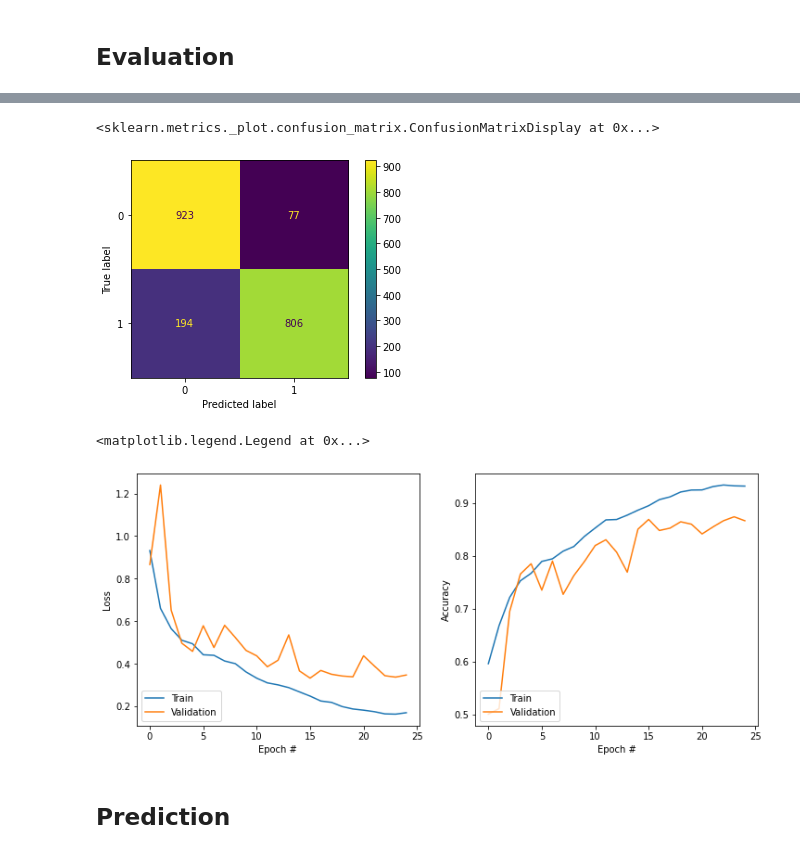
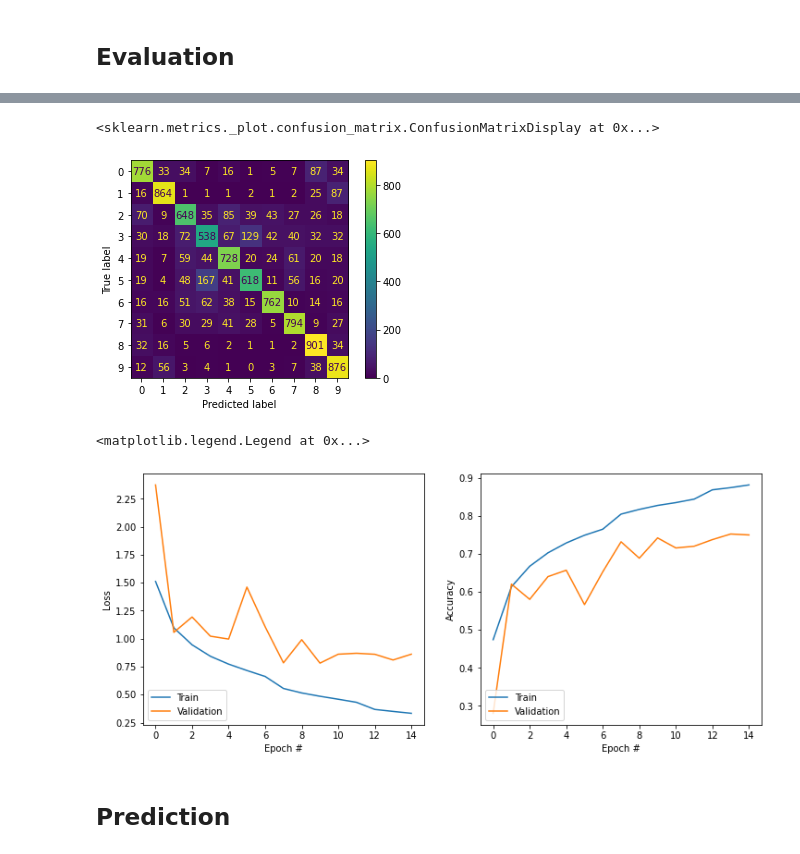
Before and after one commit to Kodesiana/book-ml-python, a Jupyter notebook: jupyter/classification_cnn.ipynb, the cells around one changed output, grey strips where cells are left out. Cells and saved outputs as stored; diff of their text form; code cells hidden in the pictures.

```diff
--- a/jupyter/classification_cnn.ipynb
+++ b/jupyter/classification_cnn.ipynb
@@ -102,6 +107,6 @@ model.add(tf.keras.layers.Dense(2, activation='softmax'))
 # %%
 # Kompilasi model
-model.compile(loss="categorical_crossentropy", optimizer="adam", metrics=["accuracy"])
+model.compile(loss=tf.keras.losses.SparseCategoricalCrossentropy(from_logits=True), optimizer="adam", metrics=["accuracy"])
 model.summary()
 # %% [output]
 Model: "sequential"
@@ -123,10 +128,11 @@ Non-trainable params: 1,472
 _________________________________________________________________
 # %%
 # Regularization
-earlystop = tf.keras.callbacks.EarlyStopping(patience=10)
+earlystop = tf.keras.callbacks.EarlyStopping(patience=5)
 learning_rate_reduction = tf.keras.callbacks.ReduceLROnPlateau(monitor='val_accuracy', patience=2, verbose=1, factor=0.5, min_lr=0.00001)
+
 callbacks = [earlystop, learning_rate_reduction]
 # %%
 # Lakukan training menggunakan data latih
-H = model.fit(train_generator, validation_data=test_generator, epochs=epochs, callbacks=callbacks)
+H = model.fit(ds_train, validation_data=ds_test, epochs=epochs, callbacks=callbacks)
 # %% [output]
@@ -151,9 +169,7 @@ Epoch 25/25
 ## Evaluation
 # %%
 # Lakukan prediksi
-y_pred = model.predict(test_generator)
-
+y_pred = model.predict(ds_test)
 y_pred = np.argmax(y_pred, axis=1)
-y_test = test_generator.classes
 # %%
 # Hitung statistik prediksi
@@ -170,30 +194,31 @@ weighted avg       0.87      0.86      0.86      2000
 # %%
 # Tampilkan confusion matrix
-cm = confusion_matrix(y_test, y_pred)
-ConfusionMatrixDisplay(cm).plot()
+ConfusionMatrixDisplay.from_predictions(test[1], y_pred)
 # %% [output]
 <sklearn.metrics._plot.confusion_matrix.ConfusionMatrixDisplay at 0x...>
-[figure, old version]
+[figure, new version]
 # %%
 # Tampilkan statistik training model
-plt.figure(figsize=(12,5))
+plt.figure(figsize=(12, 5))
+
+run_epochs = len(H.history['loss'])
 
 ax1 = plt.subplot(1, 2, 1)
-plt.plot(np.arange(0, epochs), H.history["loss"], label="Train")
-plt.plot(np.arange(0, epochs), H.history["val_loss"], label="Validation")
+plt.plot(np.arange(0, run_epochs), H.history["loss"], label="Train")
+plt.plot(np.arange(0, run_epochs), H.history["val_loss"], label="Validation")
 ax1.set_xlabel("Epoch #")
 ax1.set_ylabel("Loss")
 ax1.legend(loc="lower left")
 
 ax2 = plt.subplot(1, 2, 2, sharex = ax1)
-plt.plot(np.arange(0, epochs), H.history["accuracy"], label="Train")
-plt.plot(np.arange(0, epochs), H.history["val_accuracy"], label="Validation")
+plt.plot(np.arange(0, run_epochs), H.history["accuracy"], label="Train")
+plt.plot(np.arange(0, run_epochs), H.history["val_accuracy"], label="Validation")
 ax2.set_xlabel("Epoch #")
 ax2.set_ylabel("Accuracy")
 ax2.legend(loc="lower left")
 # %% [output]
 <matplotlib.legend.Legend at 0x...>
-[figure, old version]
+[figure, new version]
 # %% [markdown]
 ## Prediction
 # %%
```
Also changed, not shown: parts of 17 cells of this notebook, 3 other files.
